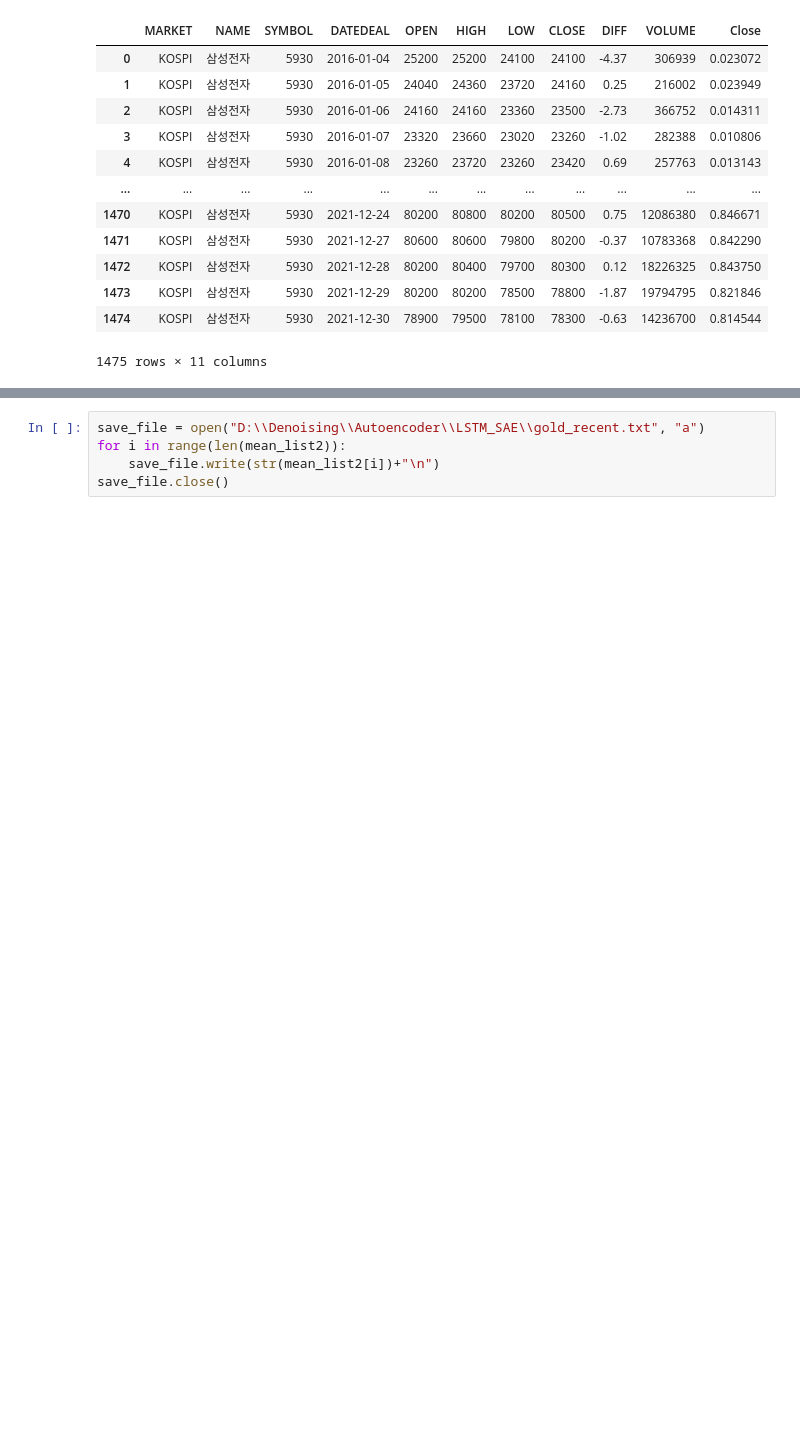
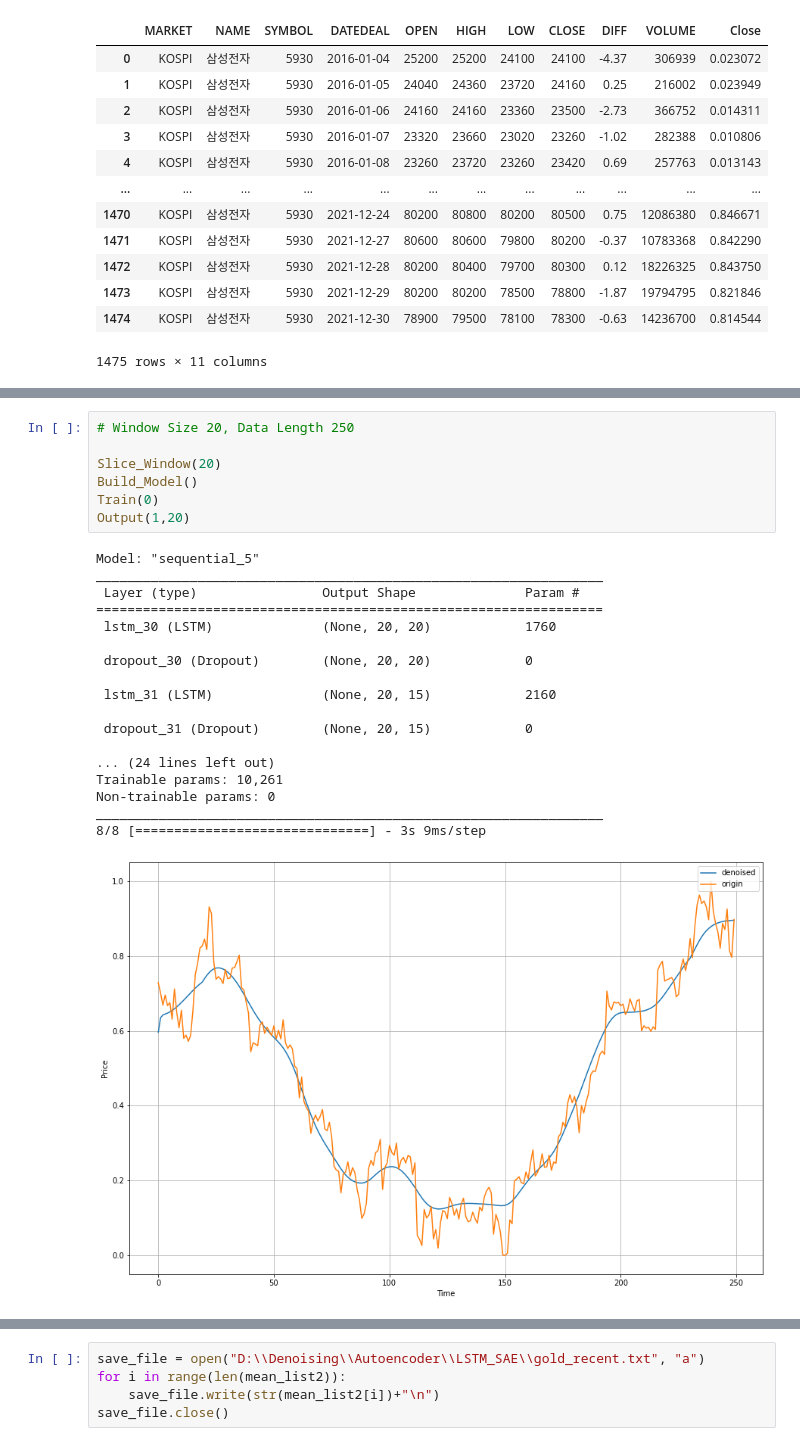
Before and after one commit to rushandgg/LSTM_Stacked_Autoencoder, a Jupyter notebook: LSTM_SAE2.ipynb, the cells around one changed output, grey strips where cells are left out. Cells and saved outputs as stored; diff of their text form; blank space fills up the shorter version.

```diff
--- a/LSTM_SAE2.ipynb
+++ b/LSTM_SAE2.ipynb
@@ -219,0 +191,26 @@ plt.show()
+# %%
+# Window Size 20, Data Length 250
+
+Slice_Window(20)
+Build_Model()
+Train(0)
+Output(1,20)
+# %% [output]
+Model: "sequential_5"
+_________________________________________________________________
+ Layer (type)                Output Shape              Param #
+=================================================================
+ lstm_30 (LSTM)              (None, 20, 20)            1760
+
+ dropout_30 (Dropout)        (None, 20, 20)            0
+
+ lstm_31 (LSTM)              (None, 20, 15)            2160
+
+ dropout_31 (Dropout)        (None, 20, 15)            0
+
+... (24 lines left out)
+Trainable params: 10,261
+Non-trainable params: 0
+_________________________________________________________________
+8/8 [==============================] - 3s 9ms/step
+[figure, added]
```
Also changed, not shown: parts of 7 cells of this notebook, 3 other files.
